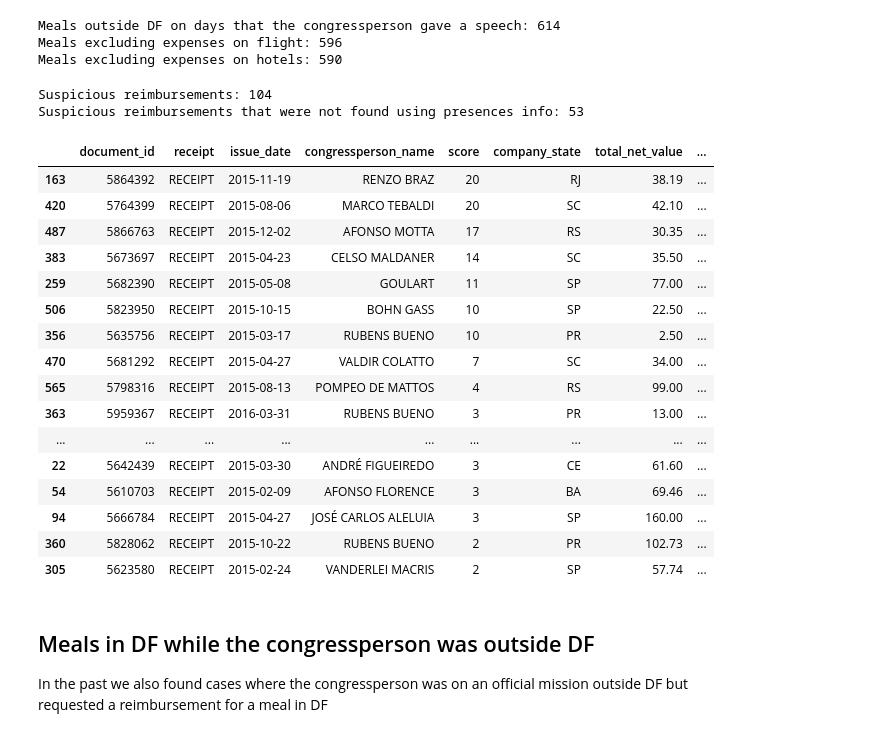
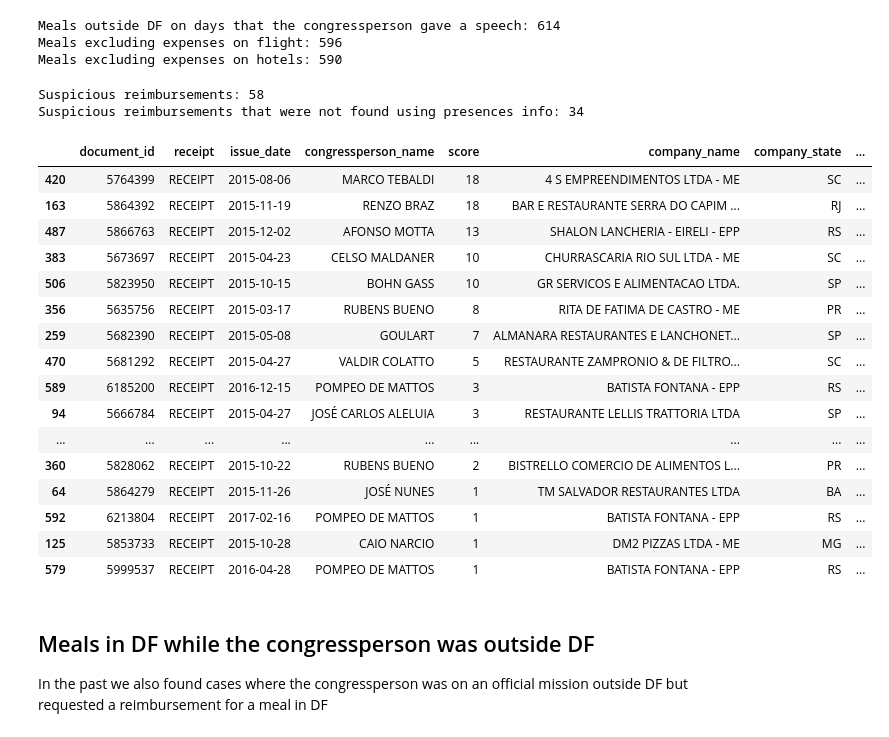
Before and after one commit to okfn-brasil/serenata-de-amor, a Jupyter notebook: develop/2017-05-29-fgrehm-analysis-on-meals-based-on-presence-information.ipynb, the cells around one changed output. Cells and saved outputs as stored; diff of their text form; code cells hidden in the pictures.

```diff
--- a/develop/2017-05-29-fgrehm-analysis-on-meals-based-on-presence-information.ipynb
+++ b/develop/2017-05-29-fgrehm-analysis-on-meals-based-on-presence-information.ipynb
@@ -130,7 +155,8 @@ meals = meals[[
     'total_net_value',
     'company_name',
     'company_state',
-    'timestamps'
+    'timestamps',
+    'receipt_dates'
 ]]
 # %% [markdown]
 ## Meals outside DF while the congressperson was present in a session
@@ -149,7 +175,7 @@ print("Session records:", len(sessions))
 
 presences = pd.read_csv('../data/2017-04-19-presences.xz', low_memory=False)
 presences['date'] = pd.to_datetime(presences['date'], format="%Y-%m-%dT%H:%M:%S").dt.date
-presences.sort_values('date', ascending=False)
+presences.sort_values('date', ascending=False, inplace=True)
 print("Presence records:", len(presences))
 
 presences = presences.query('presence == "Present"')
@@ -335,7 +391,7 @@ Meals excluding expenses on flight: 596
 Meals excluding expenses on hotels: 590
 # %%
 def score(meal):
-    return score_by_time(meal) + score_by_ts(meal)
+    return score_by_time(meal) + score_by_ts(meal) - penalty_by_date(meal)
 
 def score_by_time(meal):
     if meal.total_speeches > 1:
@@ -355,48 +411,77 @@ def score_by_ts(meal):
             occurences += 1
     return occurences * 10
 
+def penalty_by_date(meal):
+    if meal.receipt_dates == '':
+        return 0
+
+    bad_occurences = 0
+    for dt in meal.receipt_dates:
+        if dt == None:
+            continue
+        if dt != meal.issue_date:
+            bad_occurences += 1
+    return bad_occurences * 2
+
+def period_in_df(meal):
+    url = (
+        'http://www.camara.leg.br/SitCamaraWS/sessoesreunioes.asmx/ListarDiscursosPlenario?'
+        'dataIni={}&dataFim={}&codigoSessao=&parteNomeParlamentar={}&siglaPartido=&siglaUF={}'
+    ).format(
+        meal.issue_date.strftime('%d/%m/%Y'),
+        meal.issue_date.strftime('%d/%m/%Y'),
+        meal.congressperson_name,
+        meal.congressperson_state
+    )
+    return '<a href="{}" target="_blank">{} - {}</a>'.format(
+        url,
+        meal.first_speech_at.strftime('%H:%M:%S'),
+        meal.last_speech_at.strftime('%H:%M:%S')
+    )
+
 suspects2 = meals_outside_df_during_speeches.copy()
 suspects2.timestamps.fillna('', inplace=True)
+suspects2.receipt_dates.fillna('', inplace=True)
 suspects2['score'] = suspects2.apply(score, axis='columns')
+suspects2['period_in_df'] = suspects2.apply(period_in_df, axis='columns')
 suspects2 = suspects2.query('score > 0').sort_values('score', ascending=False)
 print("Suspicious reimbursements:", len(suspects2))
 
 suspects2 = suspects2[~suspects2.document_id.isin(suspects.document_id)]
 print("Suspicious reimbursements that were not found using presences info:", len(suspects2))
 # %% [output]
-Suspicious reimbursements: 104
-Suspicious reimbursements that were not found using presences info: 53
+Suspicious reimbursements: 58
+Suspicious reimbursements that were not found using presences info: 34
 # %%
 report(suspects2.head(20), [
     'document_id',
     'receipt',
     'issue_date',
     'congressperson_name',
     'score',
+    'company_name',
     'company_state',
     'total_net_value',
-    'first_speech_at',
-    'last_speech_at',
-    'company_name'
+    'period_in_df'
 ])
 # %% [output]
-|  | document_id | receipt | issue_date | congressperson_name | score | company_state | total_net_value | ... |
-| 163 | 5864392 | RECEIPT | 2015-11-19 | RENZO BRAZ | 20 | RJ | 38.19 | ... |
-| 420 | 5764399 | RECEIPT | 2015-08-06 | MARCO TEBALDI | 20 | SC | 42.10 | ... |
-| 487 | 5866763 | RECEIPT | 2015-12-02 | AFONSO MOTTA | 17 | RS | 30.35 | ... |
-| 383 | 5673697 | RECEIPT | 2015-04-23 | CELSO MALDANER | 14 | SC | 35.50 | ... |
-| 259 | 5682390 | RECEIPT | 2015-05-08 | GOULART | 11 | SP | 77.00 | ... |
-| 506 | 5823950 | RECEIPT | 2015-10-15 | BOHN GASS | 10 | SP | 22.50 | ... |
-| 356 | 5635756 | RECEIPT | 2015-03-17 | RUBENS BUENO | 10 | PR | 2.50 | ... |
-| 470 | 5681292 | RECEIPT | 2015-04-27 | VALDIR COLATTO | 7 | SC | 34.00 | ... |
-| 565 | 5798316 | RECEIPT | 2015-08-13 | POMPEO DE MATTOS | 4 | RS | 99.00 | ... |
-| 363 | 5959367 | RECEIPT | 2016-03-31 | RUBENS BUENO | 3 | PR | 13.00 | ... |
+|  | document_id | receipt | issue_date | congressperson_name | score | company_name | company_state | ... |
+| 420 | 5764399 | RECEIPT | 2015-08-06 | MARCO TEBALDI | 18 | 4 S EMPREENDIMENTOS LTDA - ME | SC | ... |
+| 163 | 5864392 | RECEIPT | 2015-11-19 | RENZO BRAZ | 18 | BAR E RESTAURANTE SERRA DO CAPIM ... | RJ | ... |
+| 487 | 5866763 | RECEIPT | 2015-12-02 | AFONSO MOTTA | 13 | SHALON LANCHERIA - EIRELI - EPP | RS | ... |
+| 383 | 5673697 | RECEIPT | 2015-04-23 | CELSO MALDANER | 10 | CHURRASCARIA RIO SUL LTDA - ME | SC | ... |
+| 506 | 5823950 | RECEIPT | 2015-10-15 | BOHN GASS | 10 | GR SERVICOS E ALIMENTACAO LTDA. | SP | ... |
+| 356 | 5635756 | RECEIPT | 2015-03-17 | RUBENS BUENO | 8 | RITA DE FATIMA DE CASTRO - ME | PR | ... |
+| 259 | 5682390 | RECEIPT | 2015-05-08 | GOULART | 7 | ALMANARA RESTAURANTES E LANCHONET... | SP | ... |
+| 470 | 5681292 | RECEIPT | 2015-04-27 | VALDIR COLATTO | 5 | RESTAURANTE ZAMPRONIO & DE FILTRO... | SC | ... |
+| 589 | 6185200 | RECEIPT | 2016-12-15 | POMPEO DE MATTOS | 3 | BATISTA FONTANA - EPP | RS | ... |
+| 94 | 5666784 | RECEIPT | 2015-04-27 | JOSÉ CARLOS ALELUIA | 3 | RESTAURANTE LELLIS TRATTORIA LTDA | SP | ... |
 | ... | ... | ... | ... | ... | ... | ... | ... | ... |
-| 22 | 5642439 | RECEIPT | 2015-03-30 | ANDRÉ FIGUEIREDO | 3 | CE | 61.60 | ... |
-| 54 | 5610703 | RECEIPT | 2015-02-09 | AFONSO FLORENCE | 3 | BA | 69.46 | ... |
-| 94 | 5666784 | RECEIPT | 2015-04-27 | JOSÉ CARLOS ALELUIA | 3 | SP | 160.00 | ... |
-| 360 | 5828062 | RECEIPT | 2015-10-22 | RUBENS BUENO | 2 | PR | 102.73 | ... |
-| 305 | 5623580 | RECEIPT | 2015-02-24 | VANDERLEI MACRIS | 2 | SP | 57.74 | ... |
+| 360 | 5828062 | RECEIPT | 2015-10-22 | RUBENS BUENO | 2 | BISTRELLO COMERCIO DE ALIMENTOS L... | PR | ... |
+| 64 | 5864279 | RECEIPT | 2015-11-26 | JOSÉ NUNES | 1 | TM SALVADOR RESTAURANTES LTDA | BA | ... |
+| 592 | 6213804 | RECEIPT | 2017-02-16 | POMPEO DE MATTOS | 1 | BATISTA FONTANA - EPP | RS | ... |
+| 125 | 5853733 | RECEIPT | 2015-10-28 | CAIO NARCIO | 1 | DM2 PIZZAS LTDA - ME | MG | ... |
+| 579 | 5999537 | RECEIPT | 2016-04-28 | POMPEO DE MATTOS | 1 | BATISTA FONTANA - EPP | RS | ... |
 # %% [markdown]
 ## Meals in DF while the congressperson was outside DF
 
```
Also changed, not shown: parts of 11 cells of this notebook, 2 other files.
